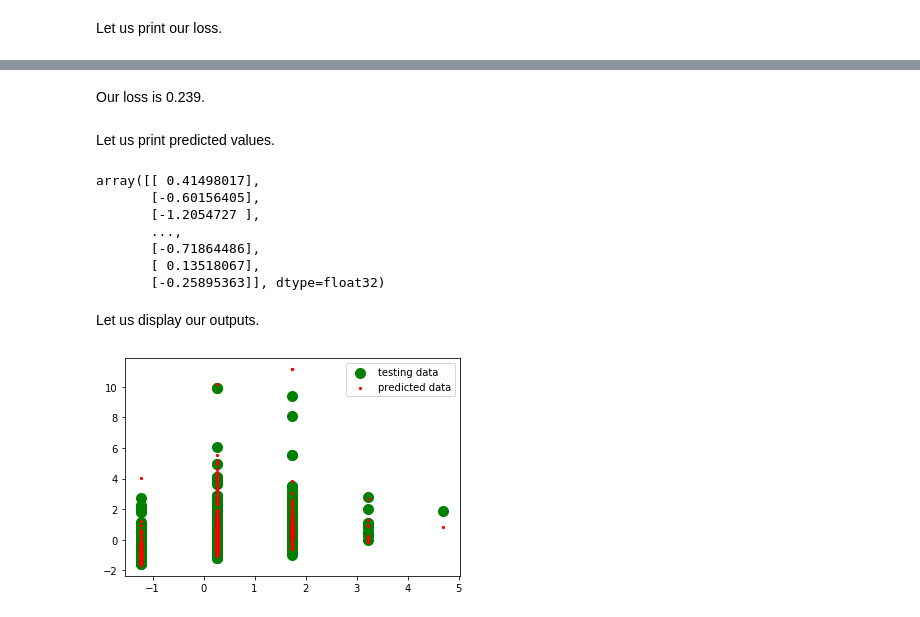
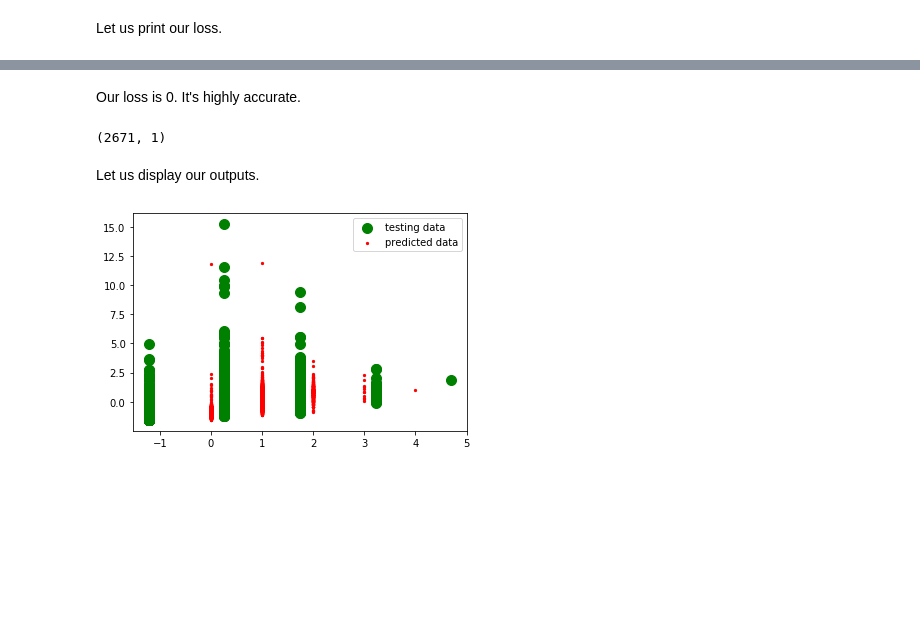
Before and after one commit to amanattar/Flight-Fare-Prediction, a Jupyter notebook: prediction_using_keras.ipynb, the cells around one changed output, grey strips where cells are left out. Saved outputs shown, nothing was run; the diff lists cells and outputs as text; code cells hidden in the pictures; blank space fills up the shorter version.

Commit message:
Keras code with different testing data

```diff
--- a/prediction_using_keras.ipynb
+++ b/prediction_using_keras.ipynb
@@ -151,0 +161,2 @@ Epoch 100/100
+# %%
+X_test=df.iloc[:,:].values
@@ -151,0 +179,2 @@ Epoch 100/100
+# %%
+X_scaled_test = scaler.fit_transform(X_test)
@@ -151,0 +199,3 @@ Epoch 100/100
+# %%
+pred=model.predict(X_scaled_test)
+pred
@@ -159,28 +217,20 @@ Loss: 0.2396451234817505
 # %% [markdown]
-Our loss is 0.239.
+Our loss is 0.
+It's highly accurate.
-# %% [markdown]
-Let us print predicted values.
-# %%
-pred=model.predict(X_test)
-pred
-# %% [output]
-array([[ 0.41498017],
-       [-0.60156405],
-       [-1.2054727 ],
-       ...,
-       [-0.71864486],
-       [ 0.13518067],
-       [-0.25895363]], dtype=float32)
+# %%
+pred.shape
+# %% [output]
+(2671, 1)
 # %% [markdown]
 Let us display our outputs.
 # %%
 import matplotlib.pyplot as plt
 
 fig = plt.figure()
 ax1 = fig.add_subplot(111)
-ax1.scatter(X_test[:,0], y_test, s = 100, c = 'g', label = 'testing data')
+ax1.scatter(X_scaled[:,0], y_scaled, s = 100, c = 'g', label = 'testing data')
 ax1.scatter(X_test[:,0], pred, s = 5, c = 'r', label = 'predicted data')
 plt.legend(loc='upper right');
 plt.show()
 # %% [output]
-[figure, old version]
+[figure, new version]
```
Also changed, not shown: parts of 19 cells of this notebook.
